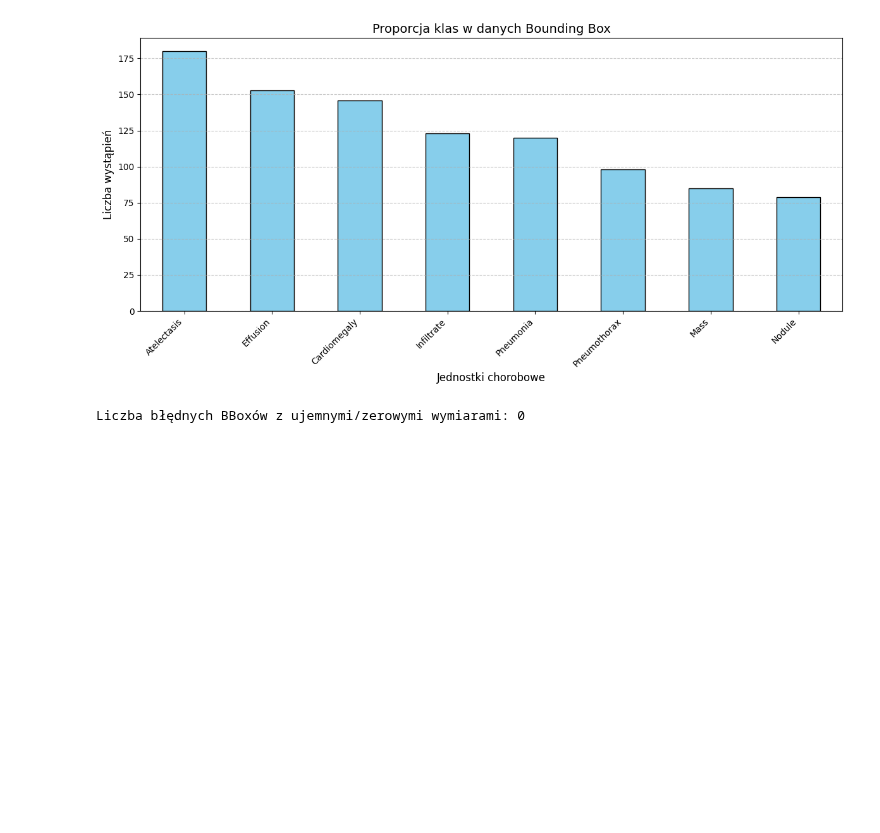
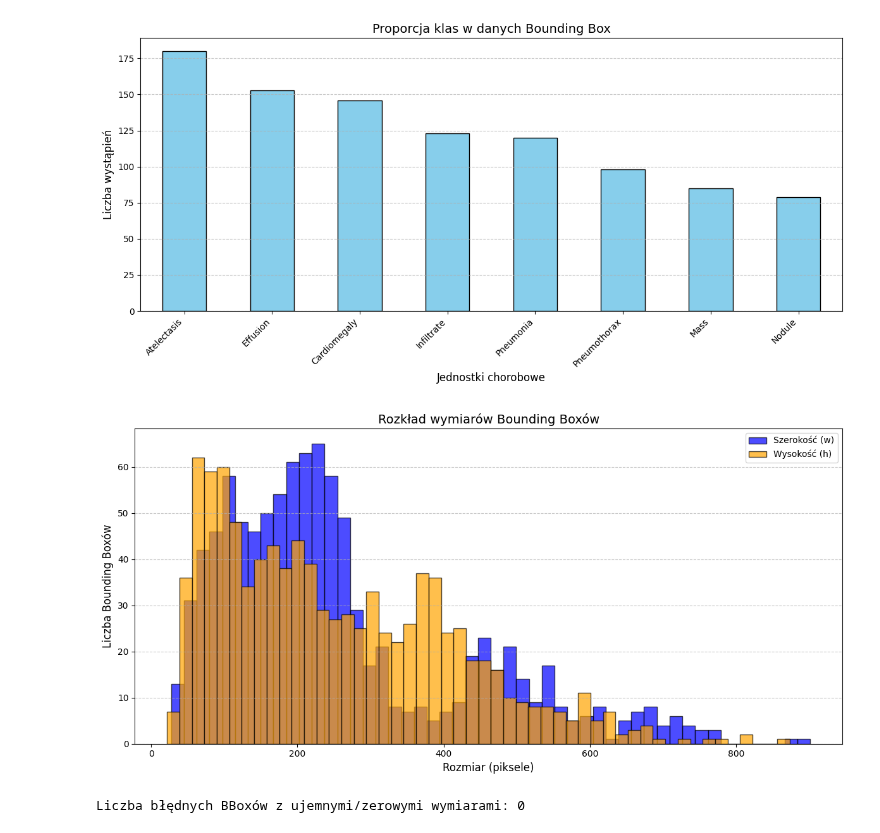
Before and after one commit to Argonus/codebook, a Jupyter notebook: studies/bachelor-thesis/data-analysis/DataAnalysis.ipynb, the cells around one changed output. Saved outputs shown, nothing was run; the diff lists cells and outputs as text; code cells hidden in the pictures; blank space fills up the shorter version.

```diff
--- a/studies/bachelor-thesis/data-analysis/DataAnalysis.ipynb
+++ b/studies/bachelor-thesis/data-analysis/DataAnalysis.ipynb
@@ -120,6 +120,26 @@ plt.tight_layout()
 plt.show()
 # %% [output]
 [figure]
+# %%
+import pandas as pd
+import matplotlib.pyplot as plt
+
+plt.figure(figsize=(12, 6))
+
+# Szerokosc
+plt.hist(bounding_box_frame['w'], bins=50, alpha=0.7, label='Szerokość (w)', color='blue', edgecolor='black')
+# Wysokosc
+plt.hist(bounding_box_frame['h]'], bins=50, alpha=0.7, label='Wysokość (h)', color='orange', edgecolor='black')
+
+plt.title("Rozkład wymiarów Bounding Boxów", fontsize=14)
+plt.xlabel("Rozmiar (piksele)", fontsize=12)
+plt.ylabel("Liczba Bounding Boxów", fontsize=12)
+plt.legend()
+plt.grid(axis='y', linestyle='--', alpha=0.7)
+plt.tight_layout()
+plt.show()
+# %% [output]
+[figure, added]
 # %%
 # Identify invalid Bounding Boxes with zero or negative dimensions
 invalid_bboxes = bounding_box_frame[
```
Also changed, not shown: parts of 2 cells of this notebook, 1 other file.
